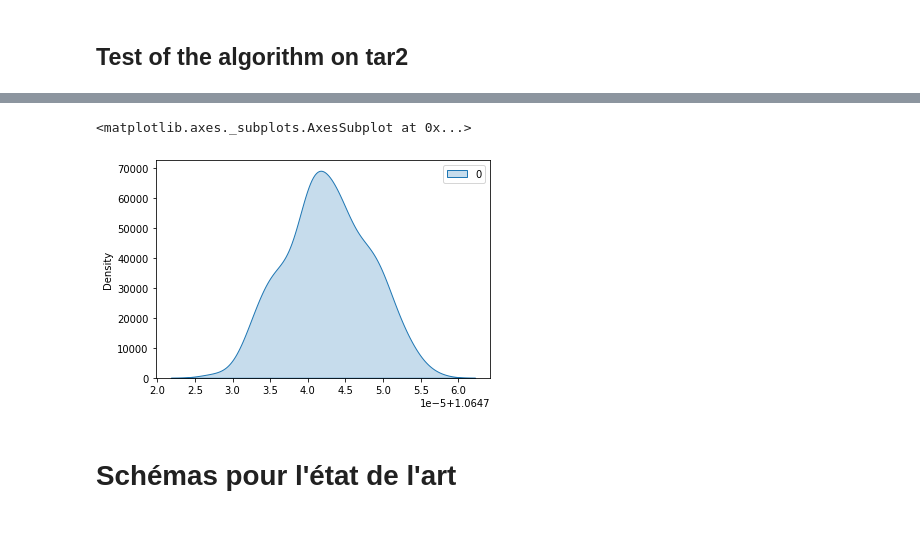
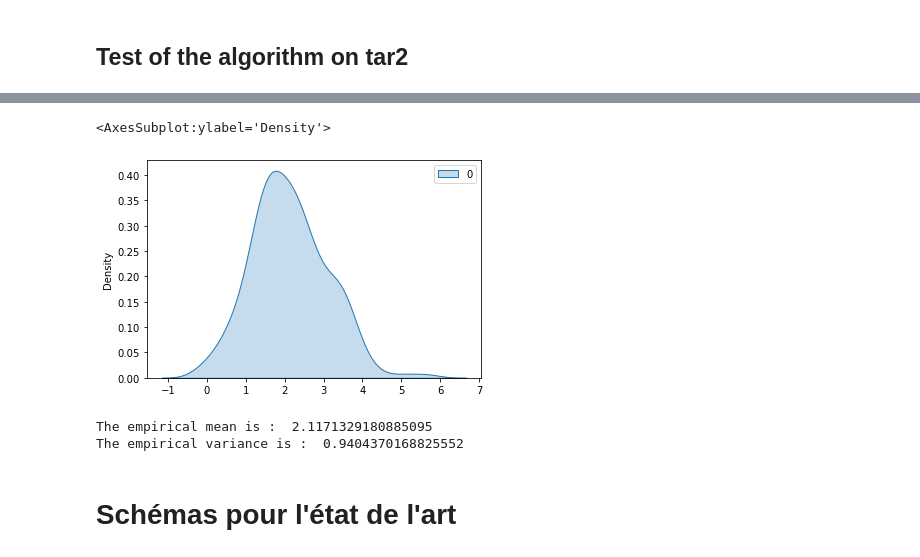
Before and after one commit to elfirdoussilab1/SVGD, a Jupyter notebook: Sampling_methods.ipynb, the cells around one changed output, grey strips where cells are left out. Drawn from its saved outputs; the diff is of its cells as text; code cells hidden in the pictures; blank space fills up the shorter version.

Commit message:
Influence of learning rate, gaussian mixture and Langevin Monte Carlo

```diff
--- a/Sampling_methods.ipynb
+++ b/Sampling_methods.ipynb
@@ -143,7 +153,7 @@ The parameters of the function SVGD are
 - lam : learning rate
 - sigma: parameter in the RBF kernel
 # %%
-def SVGD_gauss(V, X, h, lam, sigma, maxit):
+def SVGD_gauss(V, X, h, lam, a, maxit):
     #trajectory = []
     #trajectory.append(list(X))
     # la configuration finale
@@ -360,0 +506,12 @@ plt.show()
+# %%
+# Samples
+X = gen_unif(100, 1, -5, 5)
+
+# Parameters of the SVGD
+h = 1e-6
+lam = 0.005
+a = 1
+maxit = 500
+
+# Performing SVGD
+xf_band = SVGD_band(potential_N21, X, h, lam, a, maxit)
@@ -403,4 +588,0 @@ def tar2(x):
-# %%
-# Simulation of SVGD for Gaussian mixture
-xf = SVGD(tar2,X,h,1,1,200) # time : 27m12s for 500 iterations
-sns.kdeplot(data=xf, fill=True)
@@ -420,22 +622,21 @@ L'algorithme permet d'estimer bien les moyennes des deux gaussiennes, mais il ne
 # %% [markdown]
 ## Comparison to Langevin method:
 # %%
-def LA(x0,F,h,N): # ht est dans l'algo de Langevin, et h pour le gradient, N is the number of particles that we want at the end
-    xf = x0
-    t = 0
-    maxit = 20000
+def LA(F, h, ht, N): # ht est dans l'algo de Langevin, et h pour le gradient, N is the number of particles that we want at the end
+
+    maxit = 500
     try:
         d = len(x0)
     except:
         d=1
     l = [] # list of realisations of Langevin
     for i in range(N):
-        xf = x0
-        while t<maxit: # Gradient descent
+        xf = np.random.uniform(low = -5, high = 5)
+        t = 0
+        while t < maxit: # Gradient descent
             xi = np.random.normal(loc = 0, scale = 1)
+            xf = xf - ht*gradient(F, xf, h) + np.sqrt(2 * ht) * xi
             t+=1
-            ht = np.
-            xf = xf - ht*grad1d(F,xf,h) + np.sqrt(2*ht)*xi
         l.append(xf)
 
     return np.array(l)
@@ -463,11 +645,22 @@ sns.kdeplot(data=xf,shade=True)
 # %%
+# Parameters of Langevin
+ht = 0.1
+h = 1e-6
+N = 200
 
-
-xf = LA(X,ht,tar2,h) # time : rapide: quelques secondes
-sns.kdeplot(data=xf,shade=True)
+# Perfo
+xf = LA(potential_N21, h, ht, N) # time : rapide: quelques secondes
+sns.kdeplot(data = xf, fill=True)
 # %% [output]
-<matplotlib.axes._subplots.AxesSubplot at 0x...>
+<AxesSubplot:ylabel='Density'>
-[figure, old version]
+[figure, new version]
+# %%
+# results of estimation
+print("The empirical mean is : ", empirical_mean(xf))
+print("The empirical variance is : ", empirical_variance(xf))
+# %% [output]
+The empirical mean is :  2.1171329180885095
+The empirical variance is :  0.9404370168825552
 # %% [markdown]
 # Schémas pour l'état de l'art
 # %% [markdown]
```
Also changed, not shown: parts of 27 cells of this notebook.
